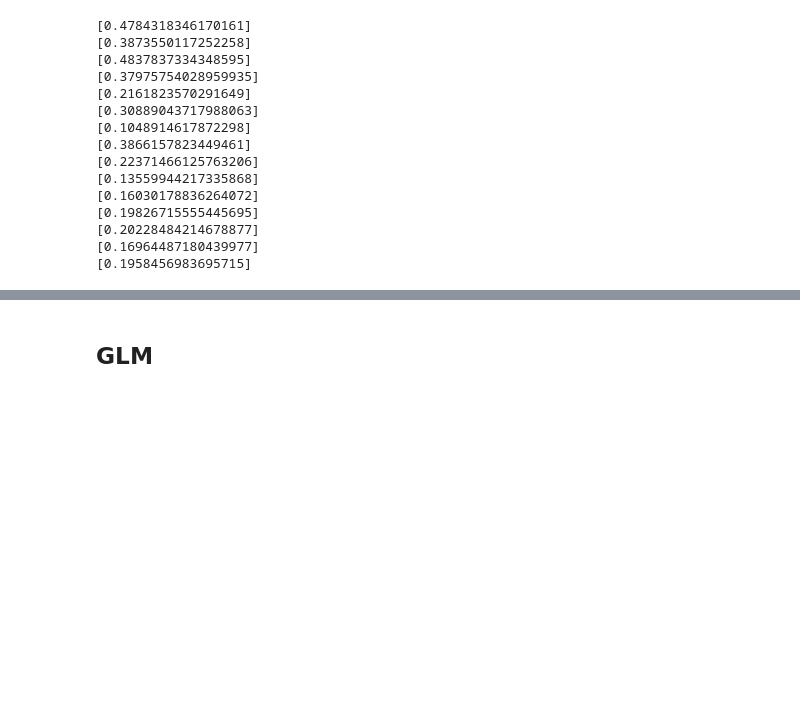
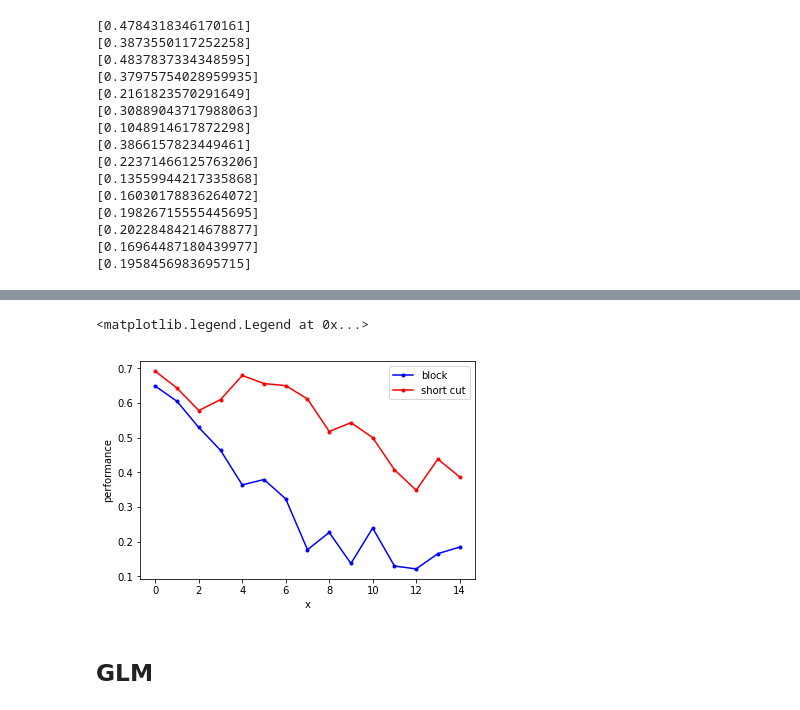
Before and after one commit to fexutie/navigation, a Jupyter notebook: test_shortcut/reinforce-gridworld-rnn_various_size_RLS3_with_10_info_wall_strategy_analysis-39.ipynb, the cells around one changed output, grey strips where cells are left out. Saved outputs shown, nothing was run; the diff lists cells and outputs as text; code cells hidden in the pictures; blank space fills up the shorter version.

```diff
--- a/test_shortcut/reinforce-gridworld-rnn_various_size_RLS3_with_10_info_wall_strategy_analysis-39.ipynb
+++ b/test_shortcut/reinforce-gridworld-rnn_various_size_RLS3_with_10_info_wall_strategy_analysis-39.ipynb
@@ -710,3 +843,16 @@ np.save('Performance_a5_short', Performance_block)
+# %%
+Performance_short = np.load('Performance_a1_short.npy')
+Performance_block = np.load('Performance_a1_block.npy')
+# Performance_block2 = np.load('Performance_block2.npy')
+plt.plot(np.mean(Performance_block, axis = 1), 'b.-', label = 'block')
+# plt.plot(np.mean(Performance_block2, axis = 1), 'g.-', label = 'short block')
+plt.plot(np.mean(Performance_short, axis = 1), 'r.-', label = 'short cut')
+plt.xlabel('x')
+plt.ylabel('performance')
+plt.legend()
+# %% [output]
+<matplotlib.legend.Legend at 0x...>
+[figure, added]
 # %% [markdown]
 ## GLM
 # %%
```
Also changed, not shown: parts of 19 cells of this notebook.
